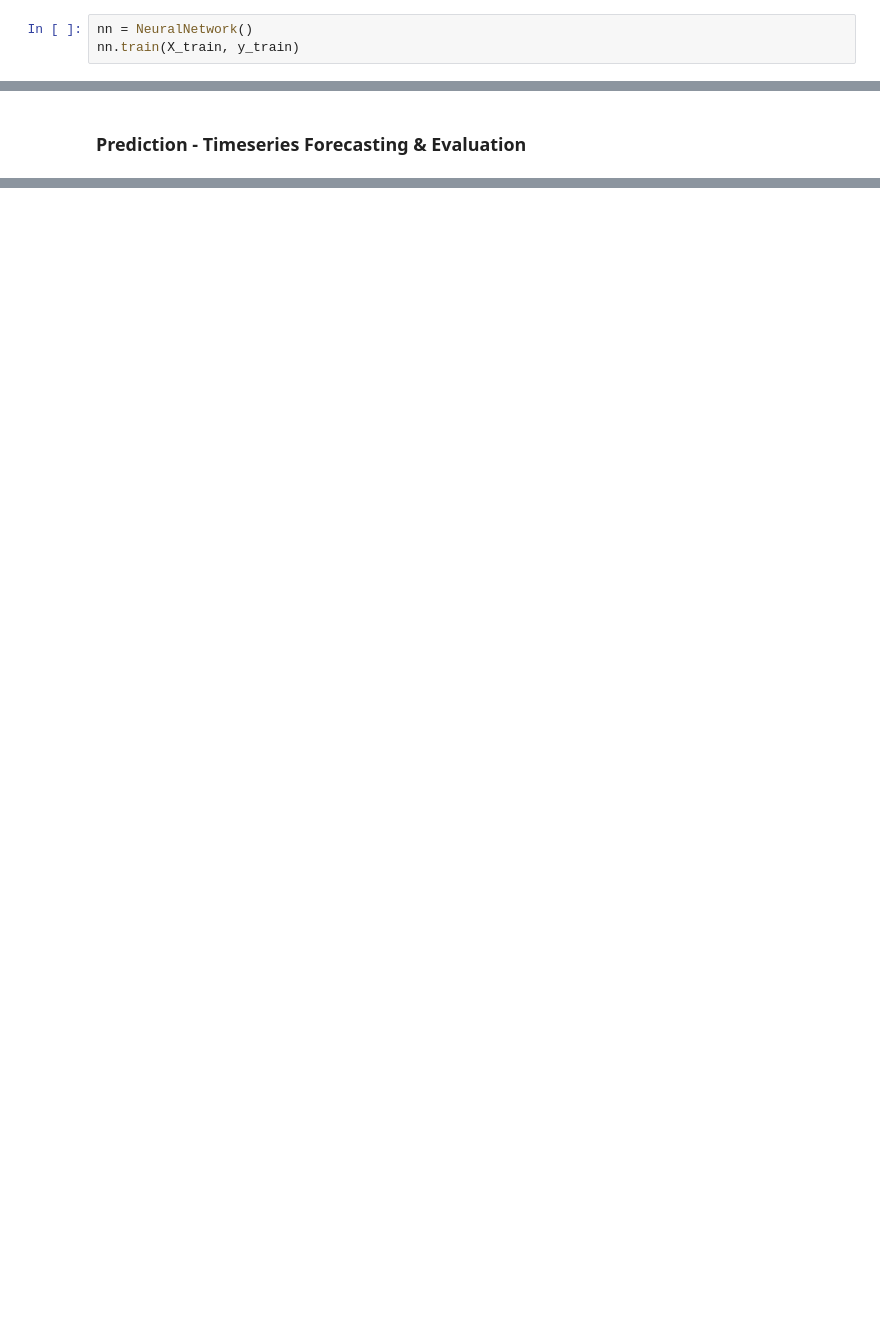
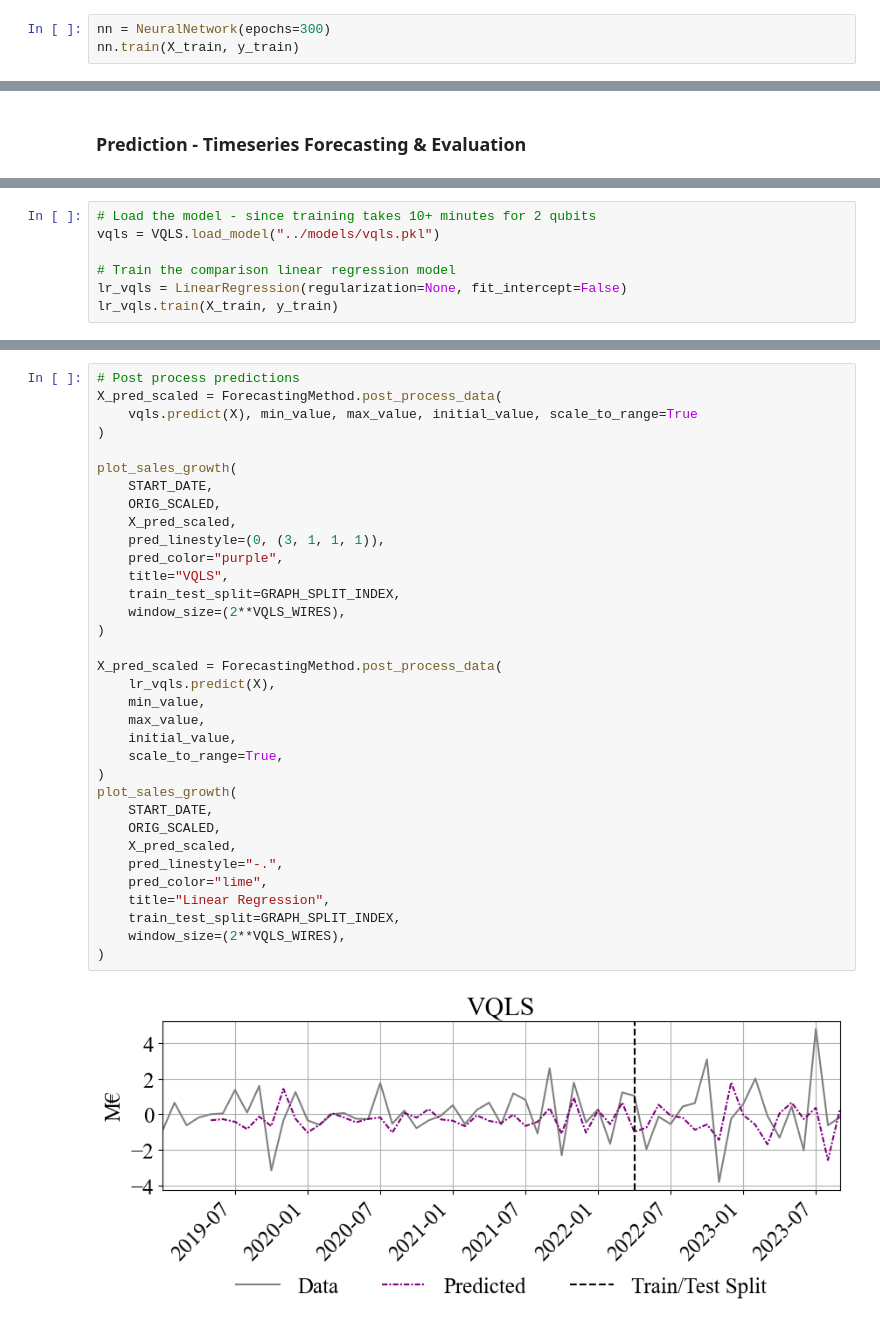
Before and after one commit to ElioDiNino/CPEN400Q-Project, a Jupyter notebook: src/demo.ipynb, the cells around one changed output, grey strips where cells are left out. Cells and saved outputs as stored; diff of their text form; blank space fills up the shorter version.

```diff
--- a/src/demo.ipynb
+++ b/src/demo.ipynb
@@ -172,6 +149,6 @@ for name, model in models:
 # %% [markdown]
 ### Training - Model Creation & Weight Finding
 # %%
-nn = NeuralNetwork()
+nn = NeuralNetwork(epochs=300)
 nn.train(X_train, y_train)
 # %% [output]
@@ -322,0 +314,7 @@ plot_sales_growth(
+# %%
+# Load the model - since training takes 10+ minutes for 2 qubits
+vqls = VQLS.load_model("../models/vqls.pkl")
+
+# Train the comparison linear regression model
+lr_vqls = LinearRegression(regularization=None, fit_intercept=False)
+lr_vqls.train(X_train, y_train)
@@ -322,0 +329,36 @@ plot_sales_growth(
+# %%
+# Post process predictions
+X_pred_scaled = ForecastingMethod.post_process_data(
+    vqls.predict(X), min_value, max_value, initial_value, scale_to_range=True
+)
+
+plot_sales_growth(
+    START_DATE,
+    ORIG_SCALED,
+    X_pred_scaled,
+    pred_linestyle=(0, (3, 1, 1, 1)),
+    pred_color="purple",
+    title="VQLS",
+    train_test_split=GRAPH_SPLIT_INDEX,
+    window_size=(2**VQLS_WIRES),
+)
+
+X_pred_scaled = ForecastingMethod.post_process_data(
+    lr_vqls.predict(X),
+    min_value,
+    max_value,
+    initial_value,
+    scale_to_range=True,
+)
+plot_sales_growth(
+    START_DATE,
+    ORIG_SCALED,
+    X_pred_scaled,
+    pred_linestyle="-.",
+    pred_color="lime",
+    title="Linear Regression",
+    train_test_split=GRAPH_SPLIT_INDEX,
+    window_size=(2**VQLS_WIRES),
+)
+# %% [output]
+[figure, added]
```
Also changed, not shown: parts of 23 cells of this notebook.
